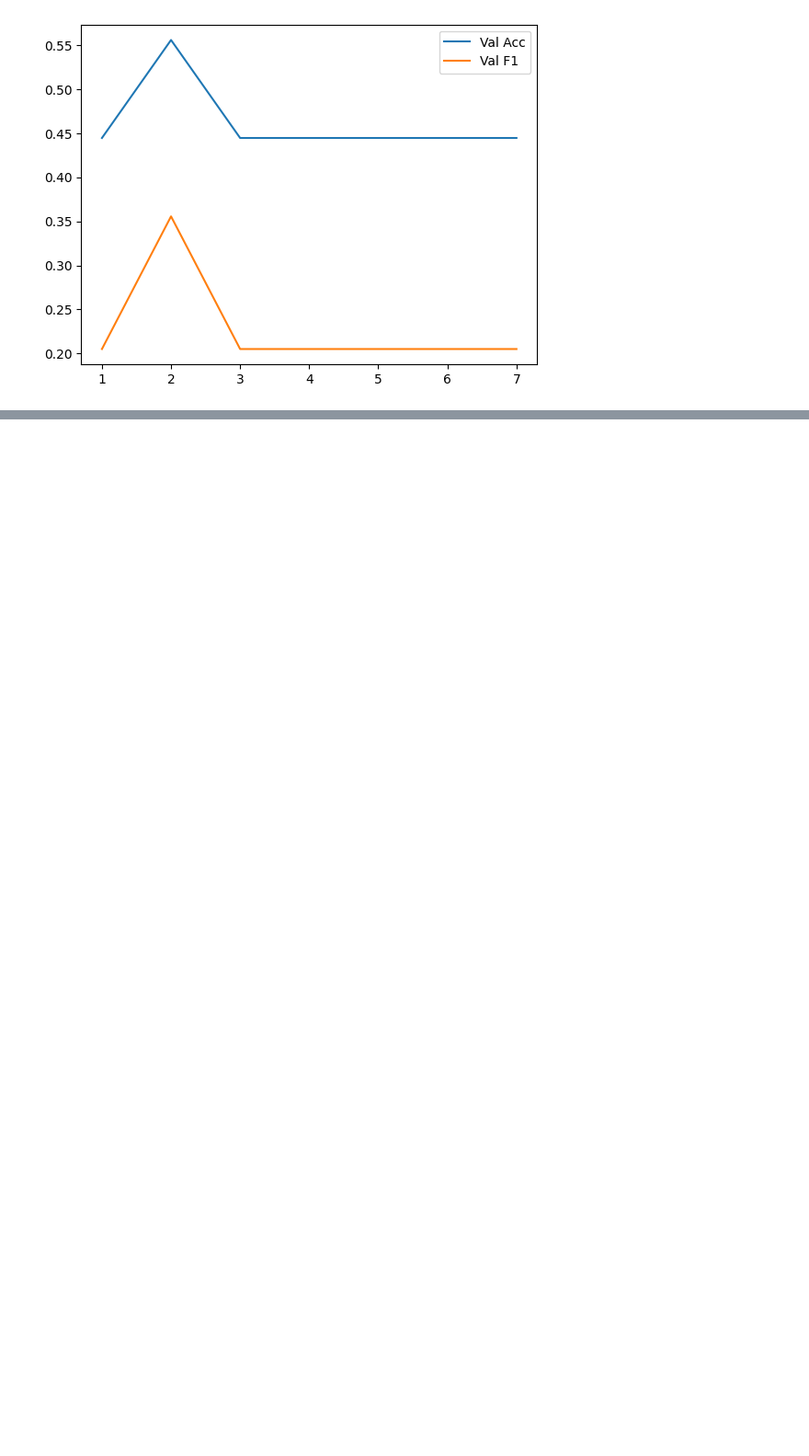
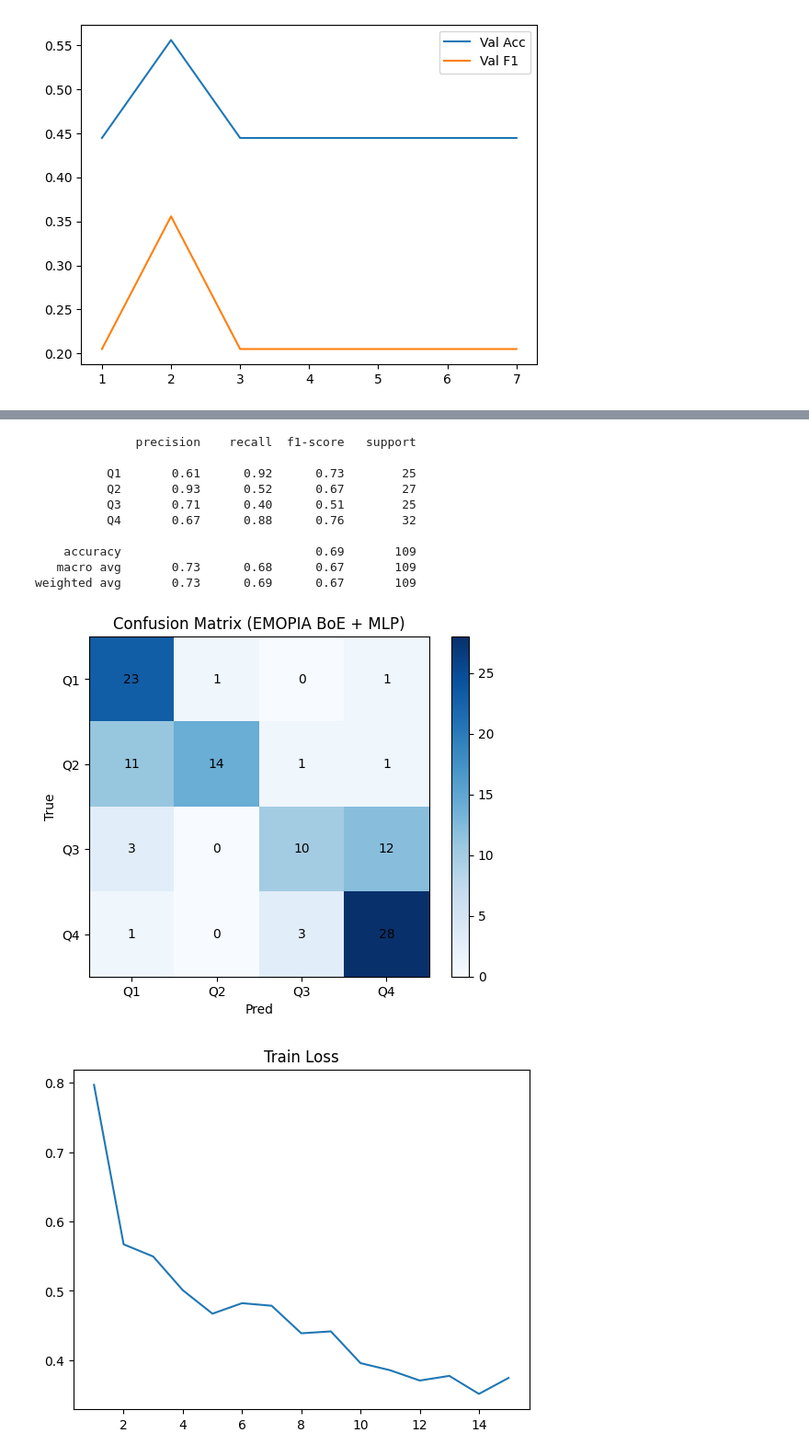
Before and after one commit to Bellecho/24point, a Jupyter notebook: music_emotion_recognition.ipynb, the cells around one changed output, grey strips where cells are left out. Shown at 92% size. Drawn from its saved outputs; the diff is of its cells as text; code cells hidden in the pictures; blank space fills up the shorter version.

```diff
--- a/music_emotion_recognition.ipynb
+++ b/music_emotion_recognition.ipynb
@@ -1054,0 +1757,20 @@ weighted avg       0.22      0.36      0.24        14
+# %%
+#@title 计算每通道的最大取值（决定直方图维度）
+def get_L(i):
+    if seq_len is not None:
+        return int(seq_len[i])
+    else:
+        # mask: 1=有效，0=padding
+        return int(mask[i].sum())
+
+max_bins = np.zeros(C, dtype=int)
+for i in range(N):
+    L = get_L(i)
+    if L <= 0: continue
+    vals = x[i, :L]        # [L, C]
+    vmax = vals.max(axis=0)  # 每通道最大
+    max_bins = np.maximum(max_bins, vmax.astype(int))
+
+# 桶数=最大值+1（含0）
+max_bins = (max_bins + 1).tolist()
+print("每通道直方图桶数:", max_bins, "总维度:", sum(max_bins))
@@ -1054,0 +1942,39 @@ weighted avg       0.22      0.36      0.24        14
+# %%
+#@title 测试集报告与混淆矩阵
+y_true, y_pred = [], []
+model.eval()
+with torch.no_grad():
+    for X, y in test_loader:
+        X = X.to(DEVICE)
+        logits = model(X)
+        y_true += y.tolist()
+        y_pred += logits.argmax(-1).cpu().tolist()
+
+print(classification_report(y_true, y_pred, target_names=["Q1","Q2","Q3","Q4"]))
+
+cm = confusion_matrix(y_true, y_pred, labels=[0,1,2,3])
+plt.imshow(cm, cmap="Blues"); plt.title("Confusion Matrix (EMOPIA BoE + MLP)"); plt.colorbar()
+plt.xticks(range(4),["Q1","Q2","Q3","Q4"]); plt.yticks(range(4),["Q1","Q2","Q3","Q4"])
+for i in range(4):
+    for j in range(4):
+        plt.text(j,i,cm[i,j],ha='center',va='center',color='black')
+plt.xlabel("Pred"); plt.ylabel("True"); plt.show()
+
+# 训练曲线
+if hist:
+    ep, tr_loss, tr_acc, tr_f1, va_loss, va_acc, va_f1 = zip(*hist)
+    plt.plot(ep, tr_loss); plt.title("Train Loss"); plt.show()
+    plt.plot(ep, va_acc, label="Val Acc"); plt.plot(ep, va_f1, label="Val F1"); plt.legend(); plt.show()
+# %% [output]
+              precision    recall  f1-score   support
+
+          Q1       0.61      0.92      0.73        25
+          Q2       0.93      0.52      0.67        27
+          Q3       0.71      0.40      0.51        25
+          Q4       0.67      0.88      0.76        32
+
+    accuracy                           0.69       109
+   macro avg       0.73      0.68      0.67       109
+weighted avg       0.73      0.69      0.67       109
+[figure, added]
+[figure, added]
```
Also changed, not shown: parts of 19 cells of this notebook.
